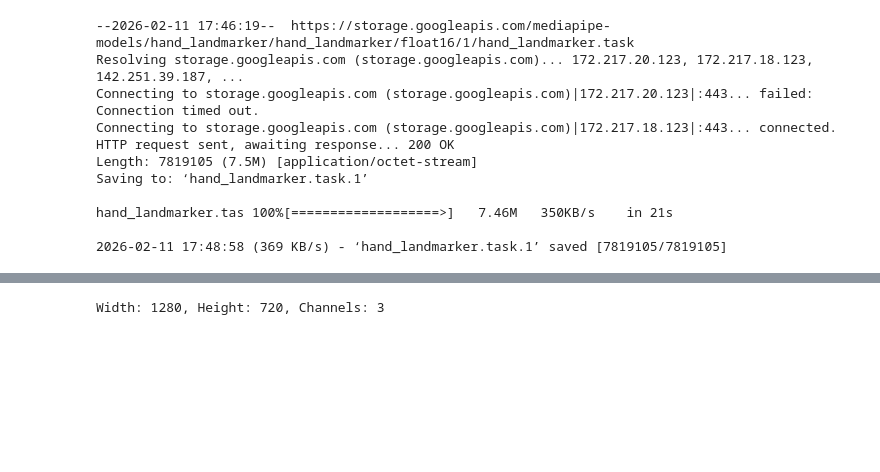
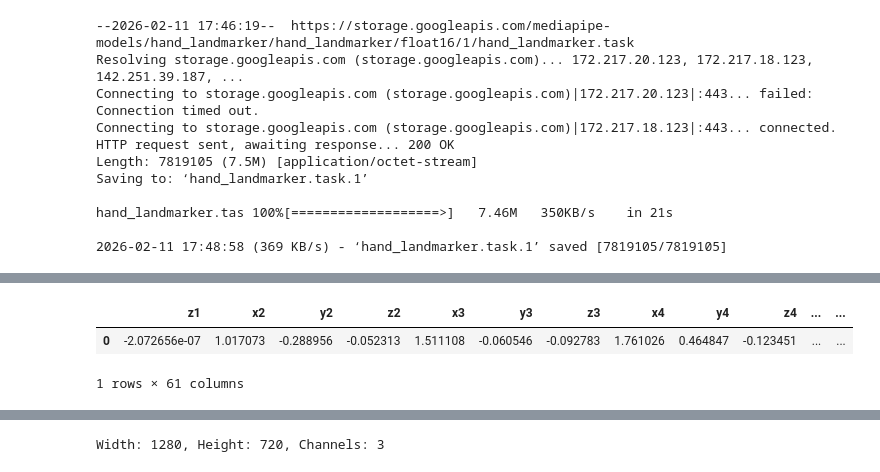
Before and after one commit to Fayad-nullPointer/hand_guestuires, a Jupyter notebook: notebook.ipynb, the cells around one changed output, grey strips where cells are left out. Drawn from its saved outputs; the diff is of its cells as text; code cells hidden in the pictures; blank space fills up the shorter version.

```diff
--- a/notebook.ipynb
+++ b/notebook.ipynb
@@ -914,3 +988,10 @@ annotated_image = draw_landmarks_on_image(image.numpy_view(), detection_result)
 cv2.imshow("Annotated Image", cv2.cvtColor(annotated_image, cv2.COLOR_RGB2BGR))
 cv2.waitKey(0)
 cv2.destroyAllWindows()
+# %%
+landmarks_df = extract_landmarks_to_df(detection_result)
+landmarks_df.head()
+# %% [output]
+|  | z1 | x2 | y2 | z2 | x3 | y3 | z3 | x4 | y4 | z4 | ... | ... |
+| 0 | -2.072656e-07 | 1.017073 | -0.288956 | -0.052313 | 1.511108 | -0.060546 | -0.092783 | 1.761026 | 0.464847 | -0.123451 | ... | ... |
+1 rows × 61 columns
```
Also changed, not shown: parts of 21 cells of this notebook.
